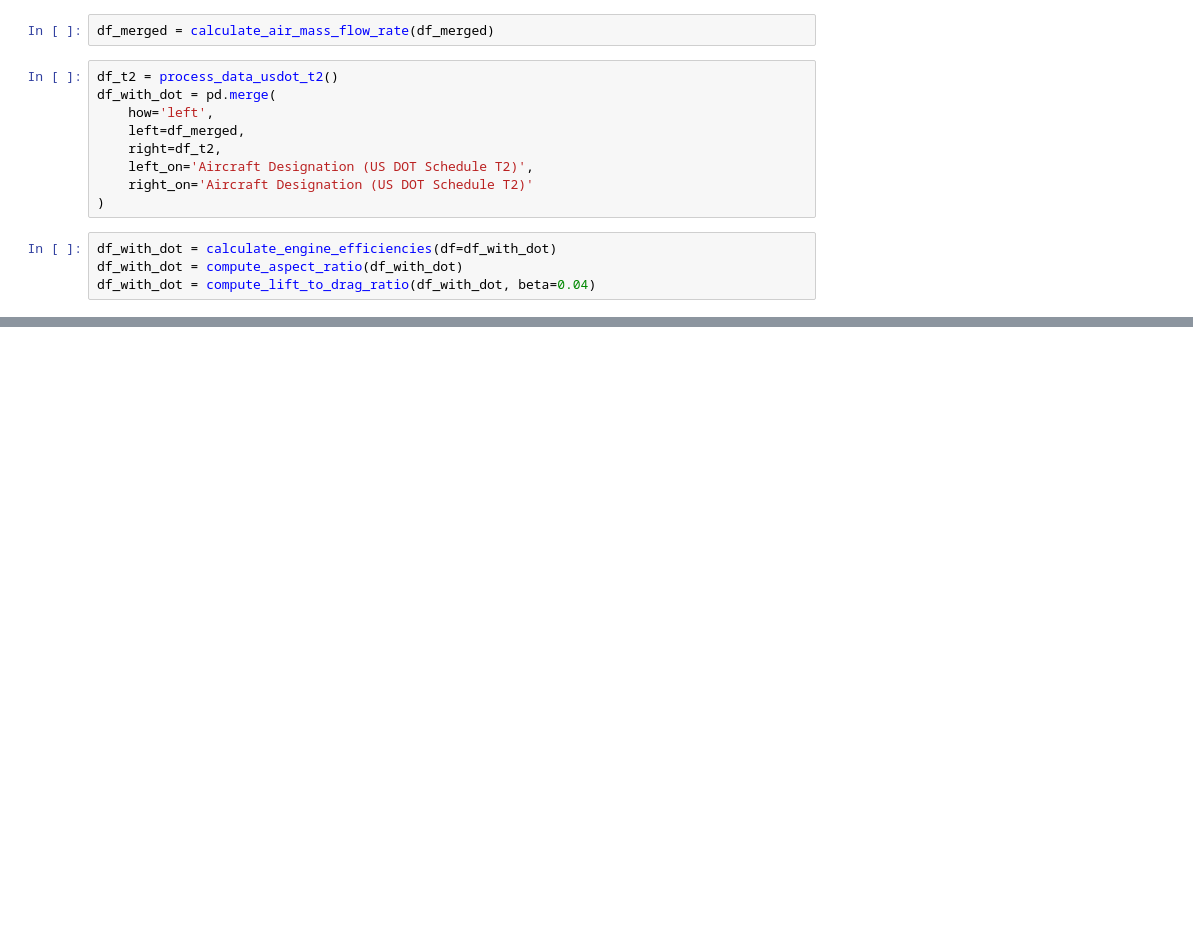
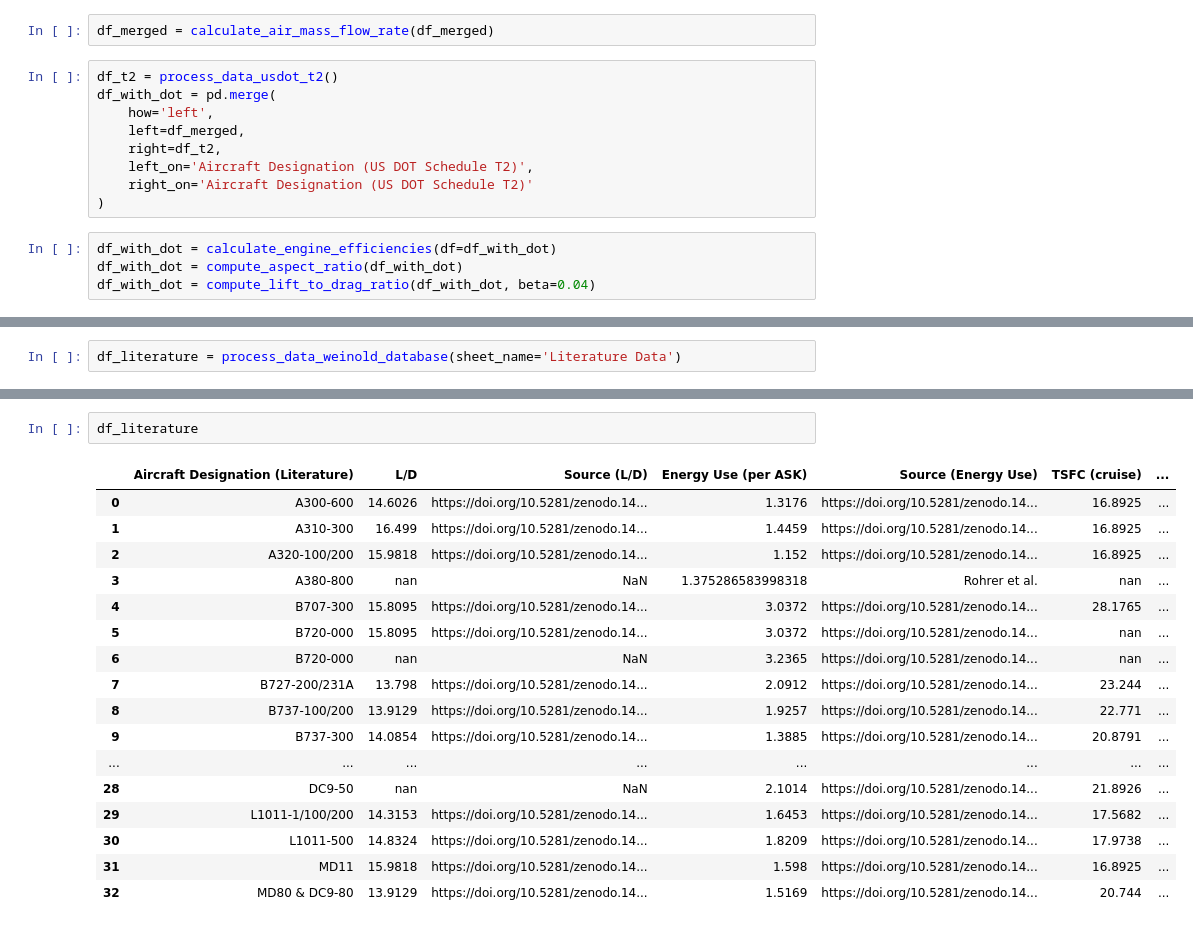
Before and after one commit to sustainableaviation/aircraftdetective, a Jupyter notebook: docs/tutorial.ipynb, the cells around one changed output, grey strips where cells are left out. Cells and saved outputs as stored; diff of their text form; blank space fills up the shorter version.

```diff
--- a/docs/tutorial.ipynb
+++ b/docs/tutorial.ipynb
@@ -98,0 +124,2 @@ df_with_dot
+# %%
+df_literature = process_data_weinold_database(sheet_name='Literature Data')
@@ -98,0 +139,20 @@ df_with_dot
+# %%
+df_literature
+# %% [output]
+|  | Aircraft Designation (Literature) | L/D | Source (L/D) | Energy Use (per ASK) | Source (Energy Use) | TSFC (cruise) | ... |
+| 0 | A300-600 | 14.6026 | https://doi.org/10.5281/zenodo.14... | 1.3176 | https://doi.org/10.5281/zenodo.14... | 16.8925 | ... |
+| 1 | A310-300 | 16.499 | https://doi.org/10.5281/zenodo.14... | 1.4459 | https://doi.org/10.5281/zenodo.14... | 16.8925 | ... |
+| 2 | A320-100/200 | 15.9818 | https://doi.org/10.5281/zenodo.14... | 1.152 | https://doi.org/10.5281/zenodo.14... | 16.8925 | ... |
+| 3 | A380-800 | nan | NaN | 1.375286583998318 | Rohrer et al. | nan | ... |
+| 4 | B707-300 | 15.8095 | https://doi.org/10.5281/zenodo.14... | 3.0372 | https://doi.org/10.5281/zenodo.14... | 28.1765 | ... |
+| 5 | B720-000 | 15.8095 | https://doi.org/10.5281/zenodo.14... | 3.0372 | https://doi.org/10.5281/zenodo.14... | nan | ... |
+| 6 | B720-000 | nan | NaN | 3.2365 | https://doi.org/10.5281/zenodo.14... | nan | ... |
+| 7 | B727-200/231A | 13.798 | https://doi.org/10.5281/zenodo.14... | 2.0912 | https://doi.org/10.5281/zenodo.14... | 23.244 | ... |
+| 8 | B737-100/200 | 13.9129 | https://doi.org/10.5281/zenodo.14... | 1.9257 | https://doi.org/10.5281/zenodo.14... | 22.771 | ... |
+| 9 | B737-300 | 14.0854 | https://doi.org/10.5281/zenodo.14... | 1.3885 | https://doi.org/10.5281/zenodo.14... | 20.8791 | ... |
+| ... | ... | ... | ... | ... | ... | ... | ... |
+| 28 | DC9-50 | nan | NaN | 2.1014 | https://doi.org/10.5281/zenodo.14... | 21.8926 | ... |
+| 29 | L1011-1/100/200 | 14.3153 | https://doi.org/10.5281/zenodo.14... | 1.6453 | https://doi.org/10.5281/zenodo.14... | 17.5682 | ... |
+| 30 | L1011-500 | 14.8324 | https://doi.org/10.5281/zenodo.14... | 1.8209 | https://doi.org/10.5281/zenodo.14... | 17.9738 | ... |
+| 31 | MD11 | 15.9818 | https://doi.org/10.5281/zenodo.14... | 1.598 | https://doi.org/10.5281/zenodo.14... | 16.8925 | ... |
+| 32 | MD80 & DC9-80 | 13.9129 | https://doi.org/10.5281/zenodo.14... | 1.5169 | https://doi.org/10.5281/zenodo.14... | 20.744 | ... |
```
Also changed, not shown: parts of 13 cells of this notebook, 8 other files.
